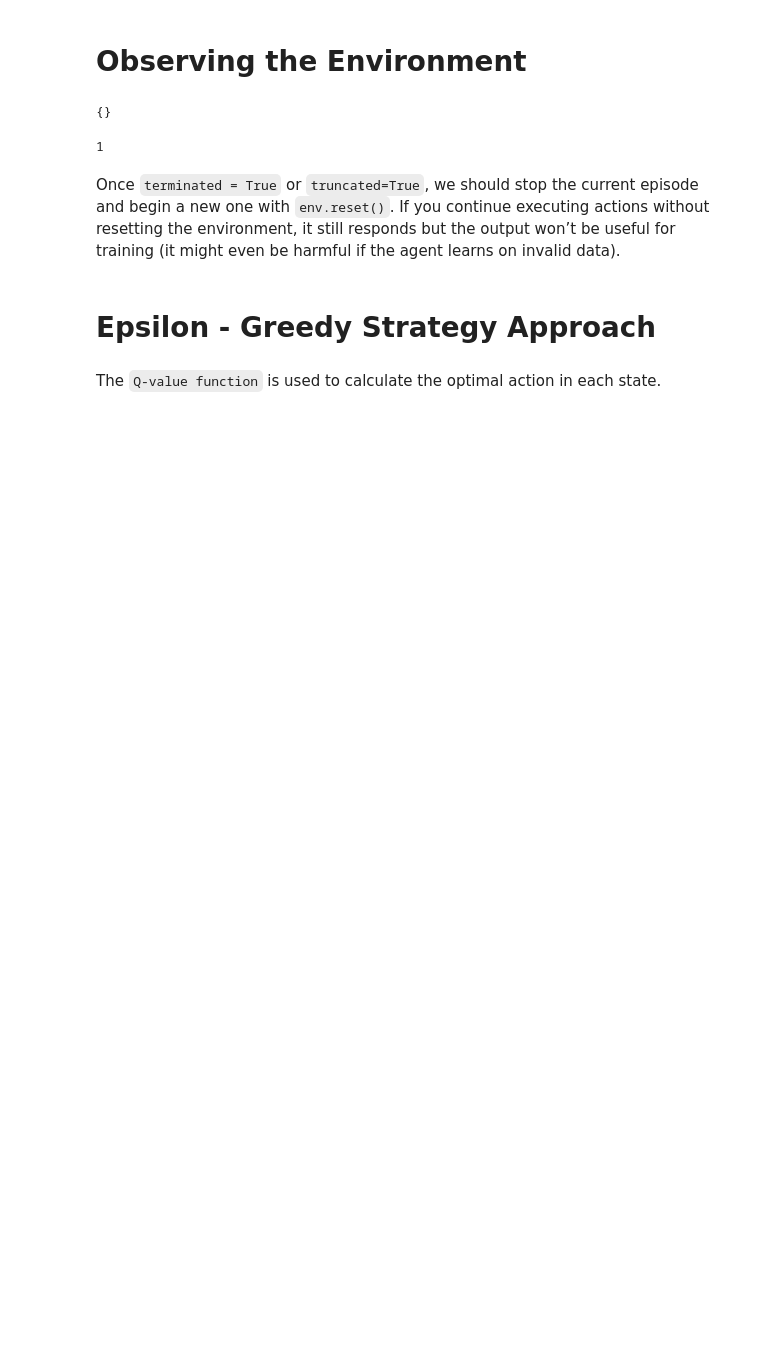
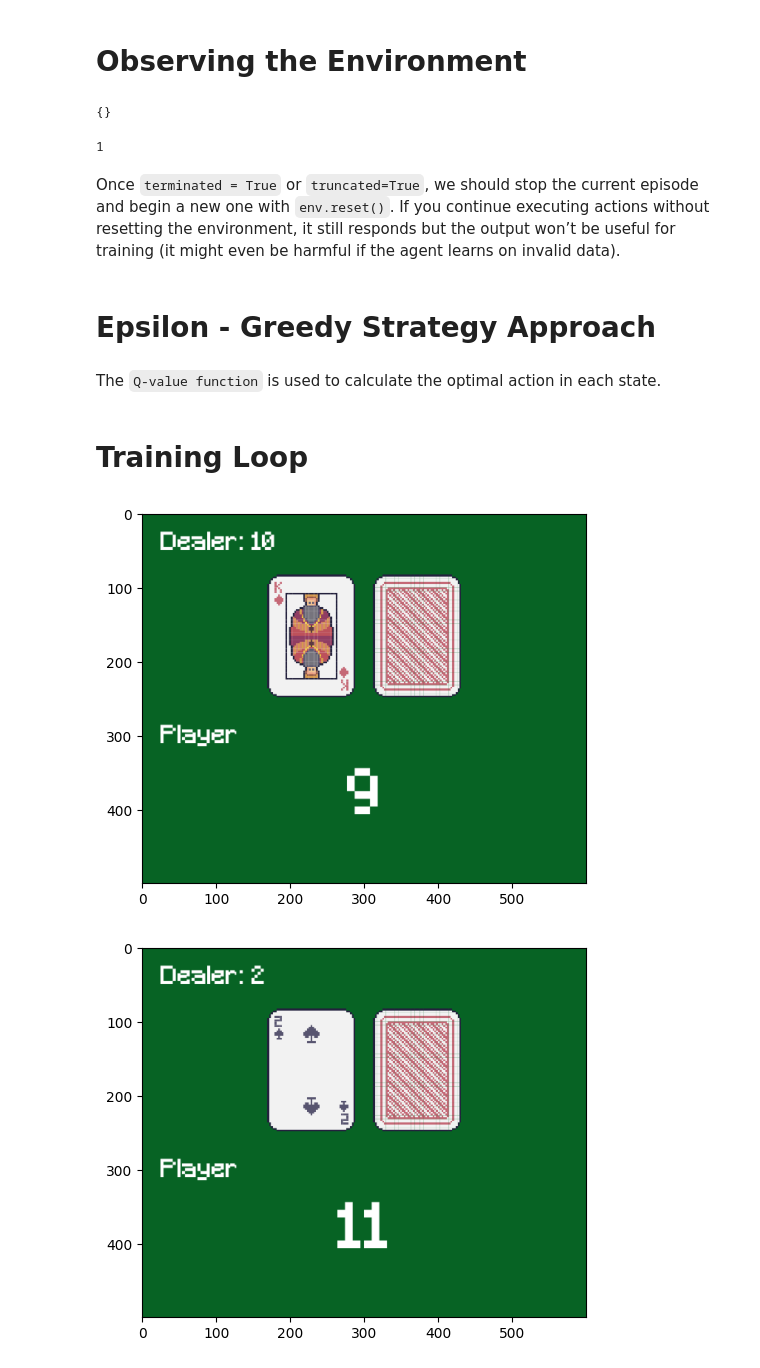
Before and after one commit to sleepsonrockss/BlackJack, a Jupyter notebook: blackjack.ipynb, the cells around one changed output. Saved outputs shown, nothing was run; the diff lists cells and outputs as text; code cells hidden in the pictures; blank space fills up the shorter version.

Commit message:
Training Images - 56:32

```diff
--- a/blackjack.ipynb
+++ b/blackjack.ipynb
@@ -83,8 +86,52 @@ class BlackJackAgent:
 
     def update(self, obs:tuple[int,int,bool], action:int, reward:float, terminated:bool, next_obs:tuple[int,int,bool]): # This function is used to update the Q-value of the action
         if terminated == False:
-            self.q_values[obs][action] += self.lr * ((reward + self.discount_factor * np.max(self.q_values[next_obs])) - self.q_values[obs][action])
+            temporal_difference =  ((reward + self.discount_factor * np.max(self.q_values[next_obs])) - self.q_values[obs][action])
         else:
-            self.q_values[obs][action] += self.lr * ((reward + self.discount_factor * 0) - self.q_values[obs][action])
+            temporal_difference =  ((reward + self.discount_factor * 0) - self.q_values[obs][action])
+
+        self.q_values[obs][action] += self.lr * temporal_difference
+        self.training_error.append(temporal_difference)
+
+    def decay_epsilon(self):
+        self.epsilon = max(self.final_epsilon, self.epsilon - self.epsilon_decay)
 # %% [markdown]
 The ``Q-value function`` is used to calculate the optimal action in each state.
+# %% [markdown]
+# Training Loop
+# %%
+# RUN THIS CELL ONLY ONCE in a Kernel instance
+# Hyperparameters
+learning_rate = 0.01
+n_episodes = 10
+start_epsilon = 1.0
+epsilon_decay = start_epsilon / (n_episodes / 2) # reduce the exploration over time
+final_epsilon = 0.1
+
+agent = BlackJackAgent(learning_rate = learning_rate, initial_epsilon = start_epsilon, epsilon_decay = epsilon_decay, final_epsilon = final_epsilon) # Agent is initialized
+env = gym.wrappers.RecordEpisodeStatistics(env, buffer_length=n_episodes)
+# %%
+for episode in tqdm(range(n_episodes)):
+    obs, info = env.reset()
+    done = False
+
+    # play one episode
+    while not done:
+        action = agent.get_action(obs)
+        next_obs, reward, terminated, truncated, info = env.step(action)
+
+        # update the agent
+        agent.update(obs, action, reward, terminated, next_obs)
+
+        frame = env.render()
+        plt.imshow(frame)
+        plt.show()
+
+        # update if the environment is done and the current obs
+        done = terminated or truncated
+        obs = next_obs
+
+    agent.decay_epsilon()
+# %% [output]
+[figure, added]
+[figure, added]
```
Also changed, not shown: parts of 2 cells of this notebook.
